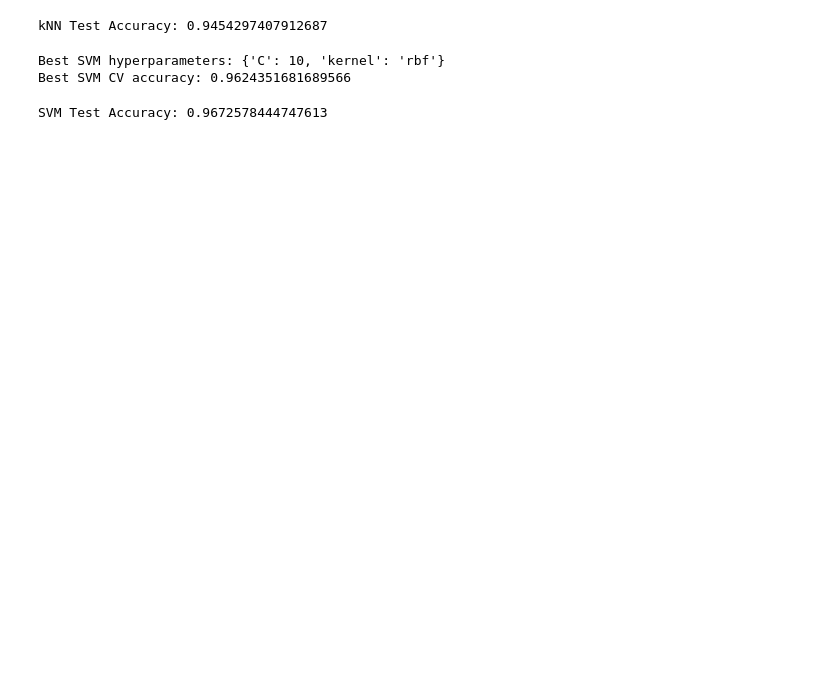
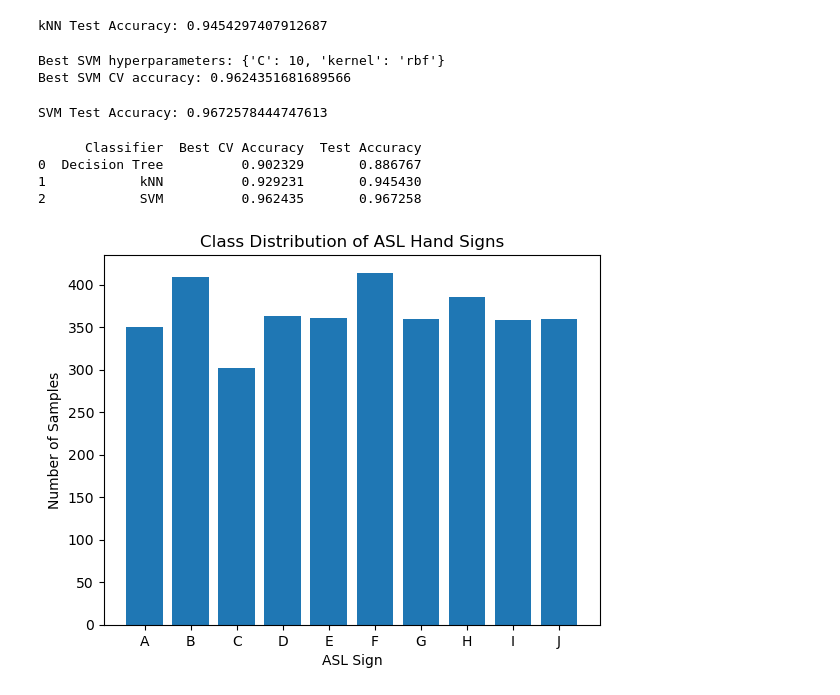
Before and after one commit to joshik123/asl-handpose-ml, a Jupyter notebook: SupervisedLearning.ipynb, the cells around one changed output. Cells and saved outputs as stored; diff of their text form; code cells hidden in the pictures; blank space fills up the shorter version.

Commit message:
Added visuals for key info

```diff
--- a/SupervisedLearning.ipynb
+++ b/SupervisedLearning.ipynb
@@ -267,3 +267,27 @@ svm_test_acc = accuracy_score(y_test, y_pred_svm)
 print("SVM Test Accuracy:", svm_test_acc)
 # %% [output]
 SVM Test Accuracy: 0.9672578444747613
+# %%
+results_summary = pd.DataFrame({
+    "Classifier": ["Decision Tree", "kNN", "SVM"],
+    "Best CV Accuracy": [grid_search.best_score_, knn_results[best_k],grid_svm.best_score_],
+    "Test Accuracy": [dt_test_acc, knn_test_acc, svm_test_acc]})
+
+print(results_summary)
+# %% [output]
+      Classifier  Best CV Accuracy  Test Accuracy
+0  Decision Tree          0.902329       0.886767
+1            kNN          0.929231       0.945430
+2            SVM          0.962435       0.967258
+# %%
+import matplotlib.pyplot as plt
+
+class_counts = Counter(y)
+
+plt.bar(class_counts.keys(), class_counts.values())
+plt.xlabel("ASL Sign")
+plt.ylabel("Number of Samples")
+plt.title("Class Distribution of ASL Hand Signs")
+plt.show()
+# %% [output]
+[figure, added]
```
Also changed, not shown: parts of 2 cells of this notebook.
